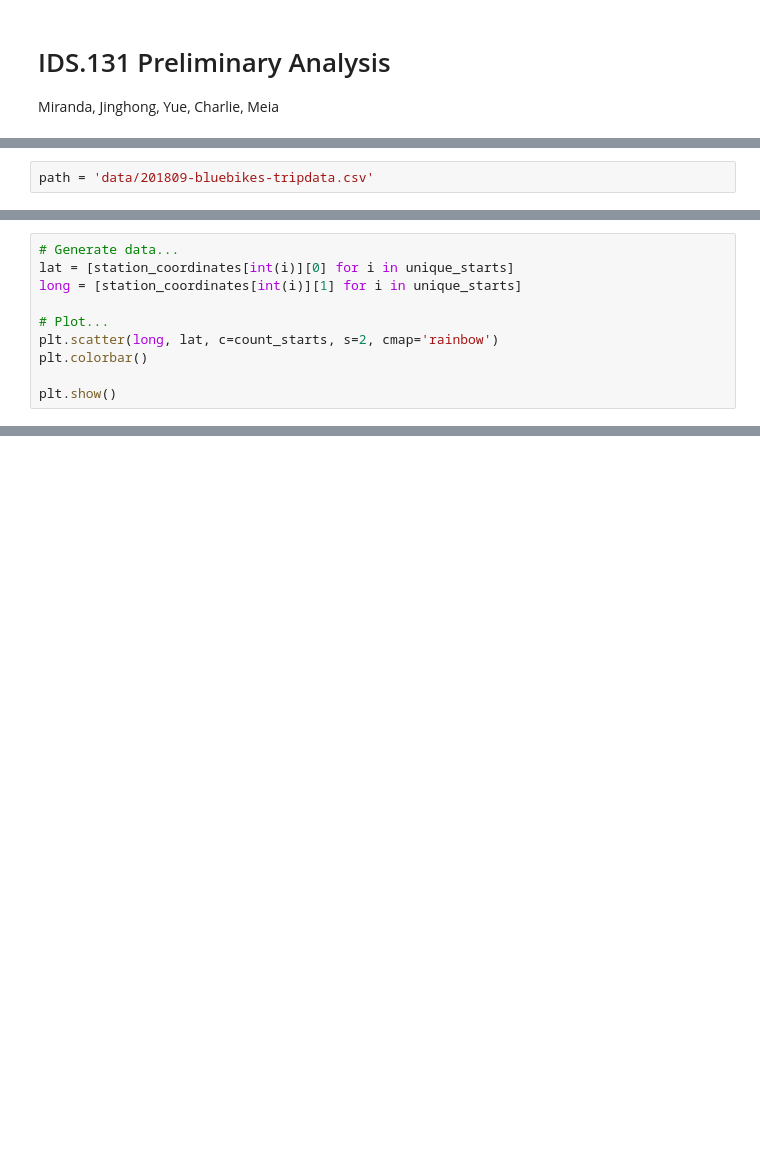
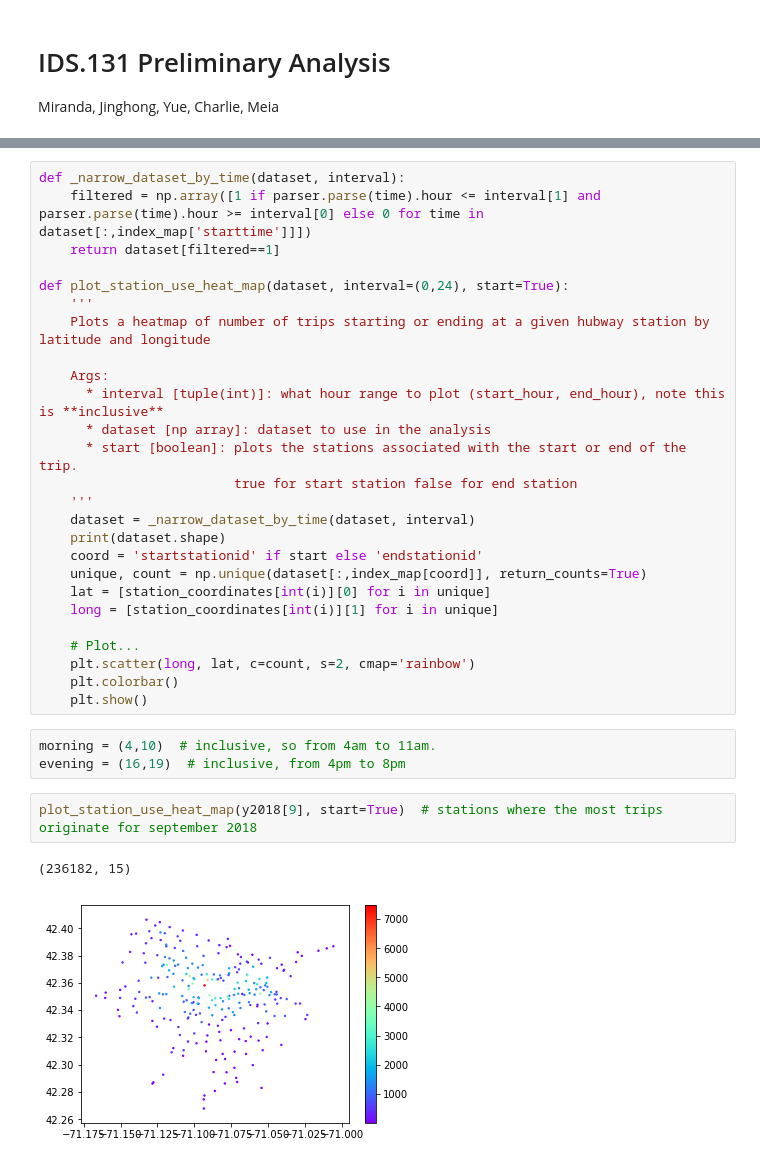
Before and after one commit to meiaalsup/bluebikecommutepatterns, a Jupyter notebook: preliminary.ipynb, the cells around one changed output, grey strips where cells are left out. Saved outputs shown, nothing was run; the diff lists cells and outputs as text; blank space fills up the shorter version.

Commit message:
added analysis extended to full year split by commute hours of day

```diff
--- a/preliminary.ipynb
+++ b/preliminary.ipynb
@@ -11,2 +7,0 @@ from numpy import genfromtxt
-# %%
-path = 'data/201809-bluebikes-tripdata.csv'
@@ -128,10 +7,0 @@ array(['1', '10', '100', '102', '103', '104', '105', '106', '107', '108',
-# %%
-# Generate data...
-lat = [station_coordinates[int(i)][0] for i in unique_starts]
-long = [station_coordinates[int(i)][1] for i in unique_starts]
-
-# Plot...
-plt.scatter(long, lat, c=count_starts, s=2, cmap='rainbow')
-plt.colorbar()
-
-plt.show()
@@ -139,0 +56,34 @@ plt.show()
+# %%
+def _narrow_dataset_by_time(dataset, interval):
+    filtered = np.array([1 if parser.parse(time).hour <= interval[1] and parser.parse(time).hour >= interval[0] else 0 for time in dataset[:,index_map['starttime']]])
+    return dataset[filtered==1]
+
+def plot_station_use_heat_map(dataset, interval=(0,24), start=True):
+    '''
+    Plots a heatmap of number of trips starting or ending at a given hubway station by latitude and longitude
+
+    Args:
+      * interval [tuple(int)]: what hour range to plot (start_hour, end_hour), note this is **inclusive**
+      * dataset [np array]: dataset to use in the analysis
+      * start [boolean]: plots the stations associated with the start or end of the trip.
+                         true for start station false for end station
+    '''
+    dataset = _narrow_dataset_by_time(dataset, interval)
+    print(dataset.shape)
+    coord = 'startstationid' if start else 'endstationid'
+    unique, count = np.unique(dataset[:,index_map[coord]], return_counts=True)
+    lat = [station_coordinates[int(i)][0] for i in unique]
+    long = [station_coordinates[int(i)][1] for i in unique]
+
+    # Plot...
+    plt.scatter(long, lat, c=count, s=2, cmap='rainbow')
+    plt.colorbar()
+    plt.show()
+# %%
+morning = (4,10)  # inclusive, so from 4am to 11am.
+evening = (16,19)  # inclusive, from 4pm to 8pm
+# %%
+plot_station_use_heat_map(y2018[9], start=True)  # stations where the most trips originate for september 2018
+# %% [output]
+(236182, 15)
+[figure, added]
```
Also changed, not shown: parts of 25 cells of this notebook.
